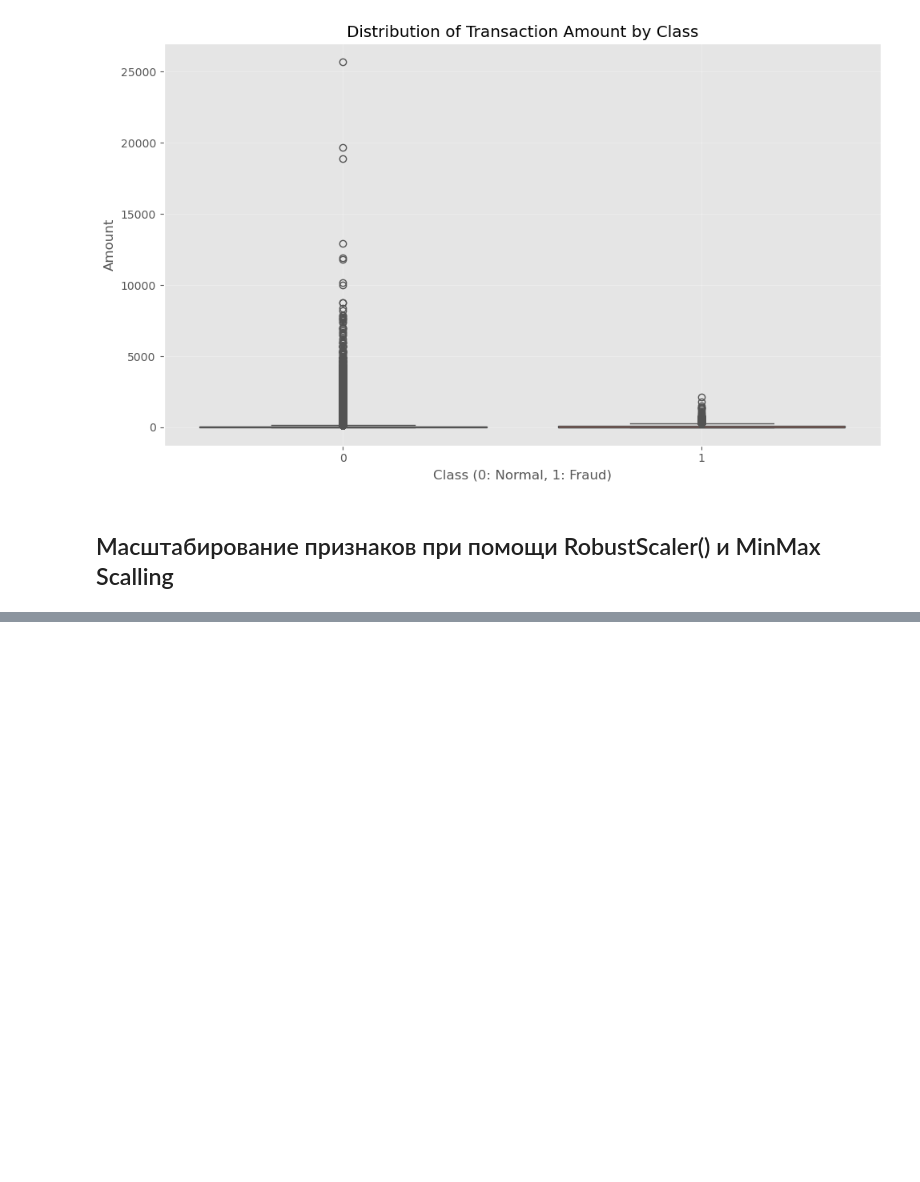
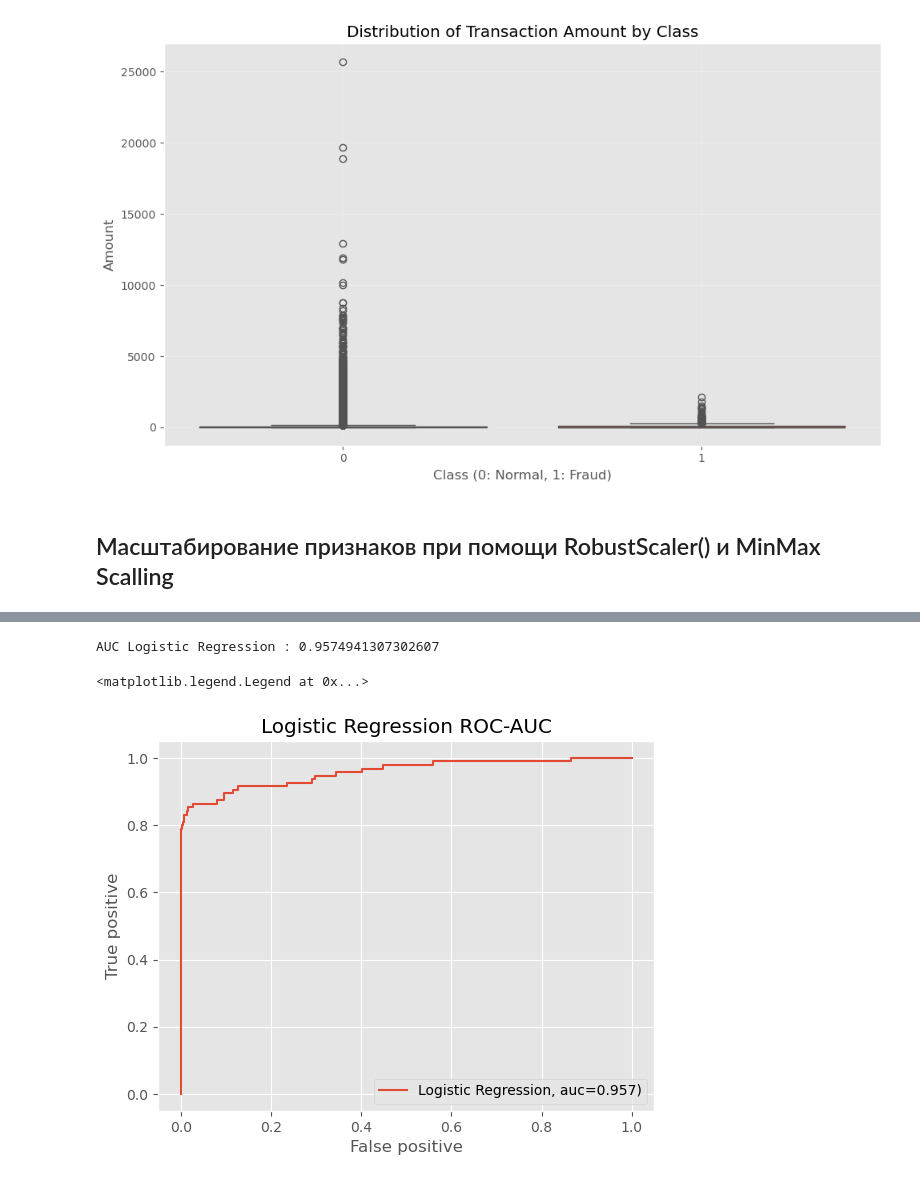
Before and after one commit to 0xJakuzya/Credit-Fraud-Detection, a Jupyter notebook: credit-fraud-detection.ipynb, the cells around one changed output, grey strips where cells are left out. Drawn from its saved outputs; the diff is of its cells as text; code cells hidden in the pictures; blank space fills up the shorter version.

```diff
--- a/credit-fraud-detection.ipynb
+++ b/credit-fraud-detection.ipynb
@@ -263 +267,4 @@ plt.tight_layout()
+# %%
+X_train, X_test, y_train, y_test = train_test_split(X, y, test_size=0.2,
+                                                    stratify=y, random_state=42)
 # %%
@@ -300,6 +298,0 @@ y = new_df['Class']
-# %%
-X_train, X_test, y_train, y_test = train_test_split(X, y, test_size=0.2, random_state=42)
-
-print(f"Тренировочная выборка: {X_train.shape}")
-print(f"Тестовая выборка: {X_test.shape}")
-print(f"Распределение классов в тренировочной выборке:\n{y_train.value_counts()}")
@@ -314,11 +299,5 @@ Name: count, dtype: int64
 # %%
-log_model = LogisticRegression(
-    class_weight='balanced',
-    random_state=42,
-    max_iter=1000,
-    solver='liblinear',
-    C=0.1
-)
+log_model = LogisticRegression()
 # %%
 log_model.fit(X_train, y_train)
 # %% [output]
@@ -327,5 +305,20 @@ LogisticRegression(C=0.1, class_weight='balanced', max_iter=1000,
 # %%
 y_pred = log_model.predict(X_test)
 y_pred_proba = log_model.predict_proba(X_test)[:, 1]
+# %%
+fpr_logit, tpr_logit, _ =  roc_curve(y_test,  y_pred_proba)
+auc_logit = roc_auc_score(y_test, y_pred_proba)
+print("AUC Logistic Regression :", auc_logit)
+# %% [output]
+AUC Logistic Regression : 0.9574941307302607
+# %%
+plt.plot(fpr_logit,tpr_logit,label="Logistic Regression, auc={:.3f})".format(auc_logit))
+plt.xlabel('False positive')
+plt.ylabel('True positive')
+plt.title('Logistic Regression ROC-AUC')
+plt.legend(loc=4)
+# %% [output]
+<matplotlib.legend.Legend at 0x...>
+[figure, added]
 # %%
 cm = confusion_matrix(y_test, y_pred)
```
Also changed, not shown: parts of 19 cells of this notebook.
